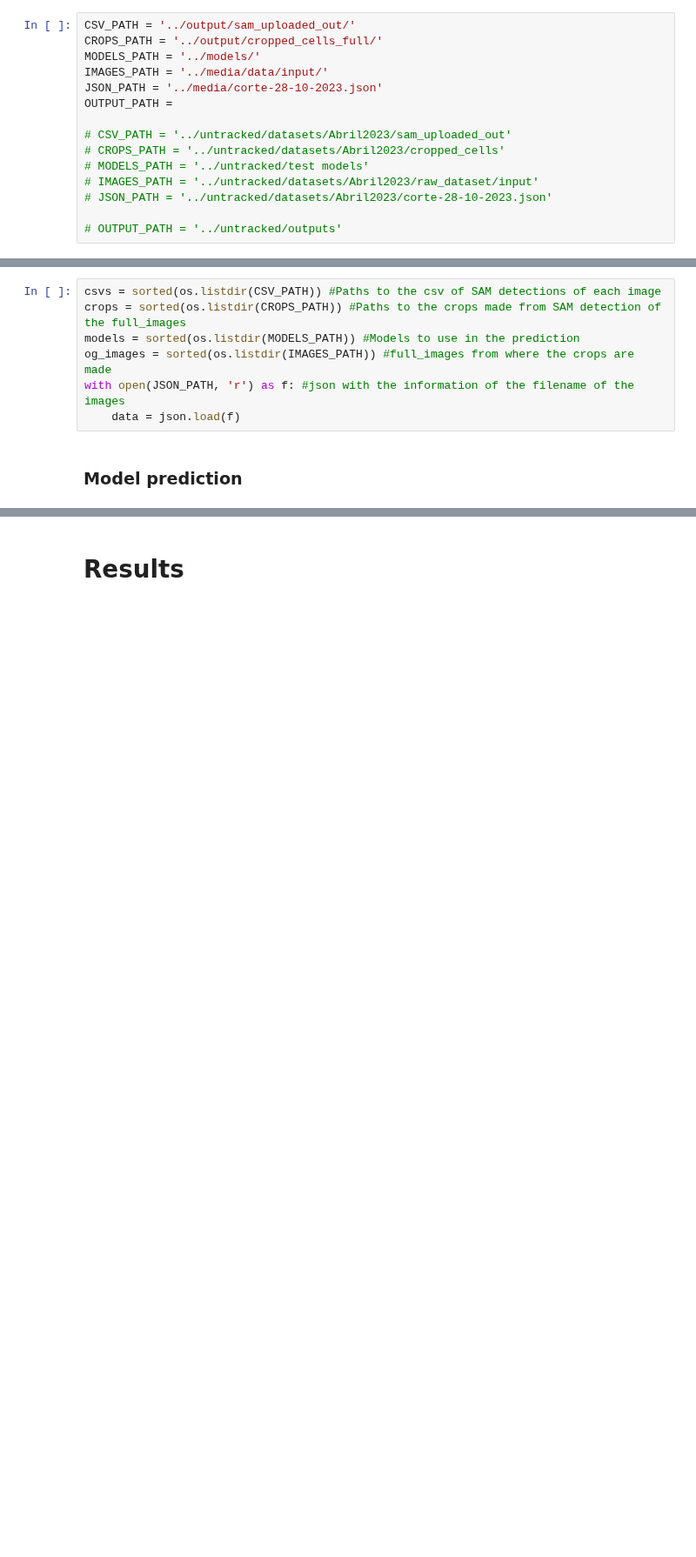
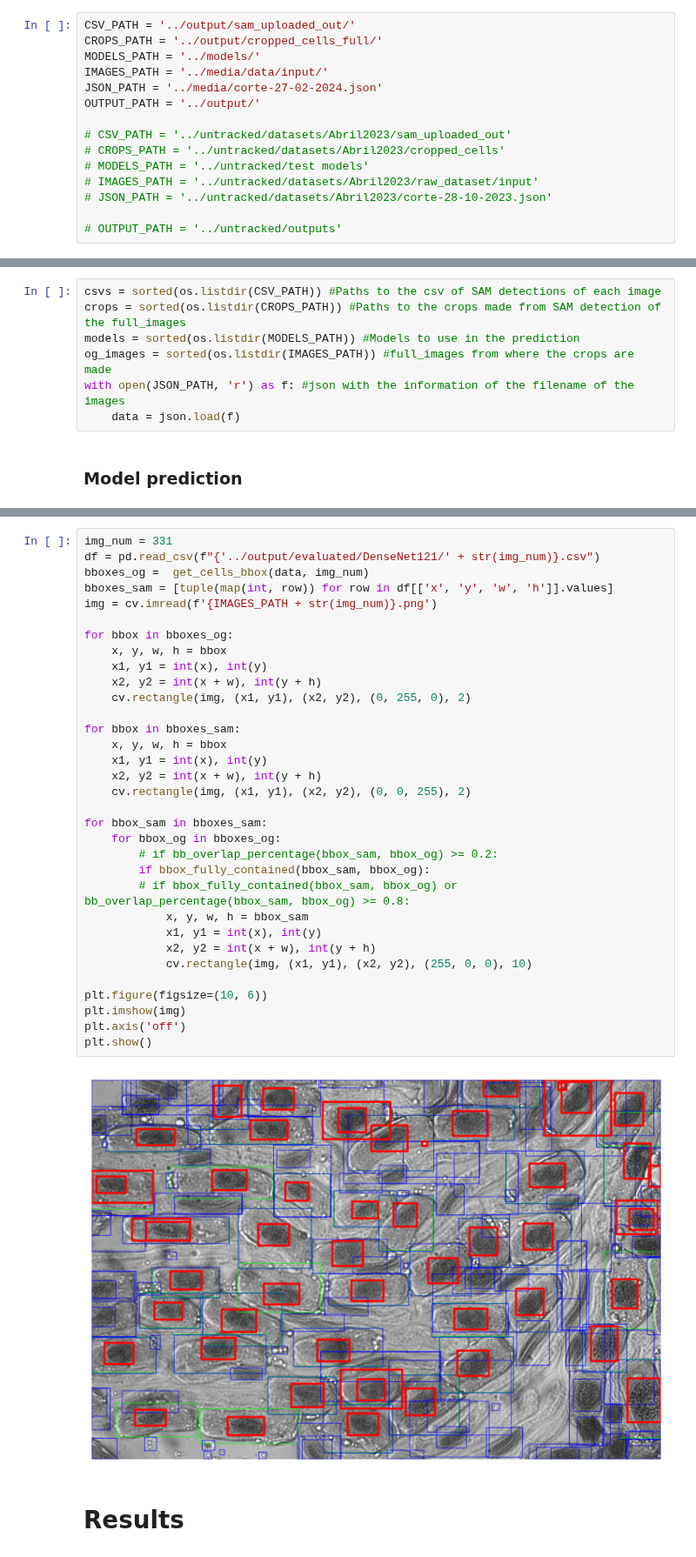
Before and after one commit to RawthiL/giar_ina_dev, a Jupyter notebook: notebooks/clasiffy_df.ipynb, the cells around one changed output, grey strips where cells are left out. Shown at 87% size. Saved outputs shown, nothing was run; the diff lists cells and outputs as text; blank space fills up the shorter version.

```diff
--- a/notebooks/clasiffy_df.ipynb
+++ b/notebooks/clasiffy_df.ipynb
@@ -52,8 +51,8 @@ CSV_PATH = '../output/sam_uploaded_out/'
 CROPS_PATH = '../output/cropped_cells_full/'
 MODELS_PATH = '../models/'
 IMAGES_PATH = '../media/data/input/'
-JSON_PATH = '../media/corte-28-10-2023.json'
-OUTPUT_PATH =
+JSON_PATH = '../media/corte-27-02-2024.json'
+OUTPUT_PATH = '../output/'
 
 # CSV_PATH = '../untracked/datasets/Abril2023/sam_uploaded_out'
 # CROPS_PATH = '../untracked/datasets/Abril2023/cropped_cells'
@@ -281,3 +281,38 @@ W0000 00:00:1735220773.429207  151069 gpu_timer.cc:114] Skipping the delay kerne
+# %%
+img_num = 331
+df = pd.read_csv(f"{'../output/evaluated/DenseNet121/' + str(img_num)}.csv")
+bboxes_og =  get_cells_bbox(data, img_num)
+bboxes_sam = [tuple(map(int, row)) for row in df[['x', 'y', 'w', 'h']].values]
+img = cv.imread(f'{IMAGES_PATH + str(img_num)}.png')
+
+for bbox in bboxes_og:
+    x, y, w, h = bbox
+    x1, y1 = int(x), int(y)
+    x2, y2 = int(x + w), int(y + h)
+    cv.rectangle(img, (x1, y1), (x2, y2), (0, 255, 0), 2)
+
+for bbox in bboxes_sam:
+    x, y, w, h = bbox
+    x1, y1 = int(x), int(y)
+    x2, y2 = int(x + w), int(y + h)
+    cv.rectangle(img, (x1, y1), (x2, y2), (0, 0, 255), 2)
+
+for bbox_sam in bboxes_sam:
+    for bbox_og in bboxes_og:
+        # if bb_overlap_percentage(bbox_sam, bbox_og) >= 0.2:
+        if bbox_fully_contained(bbox_sam, bbox_og):
+        # if bbox_fully_contained(bbox_sam, bbox_og) or bb_overlap_percentage(bbox_sam, bbox_og) >= 0.8:
+            x, y, w, h = bbox_sam
+            x1, y1 = int(x), int(y)
+            x2, y2 = int(x + w), int(y + h)
+            cv.rectangle(img, (x1, y1), (x2, y2), (255, 0, 0), 10)
+
+plt.figure(figsize=(10, 6))
+plt.imshow(img)
+plt.axis('off')
+plt.show()
+# %% [output]
+[figure, added]
 # %% [markdown]
 # Results
 # %%
```
Also changed, not shown: parts of 4 cells of this notebook.
